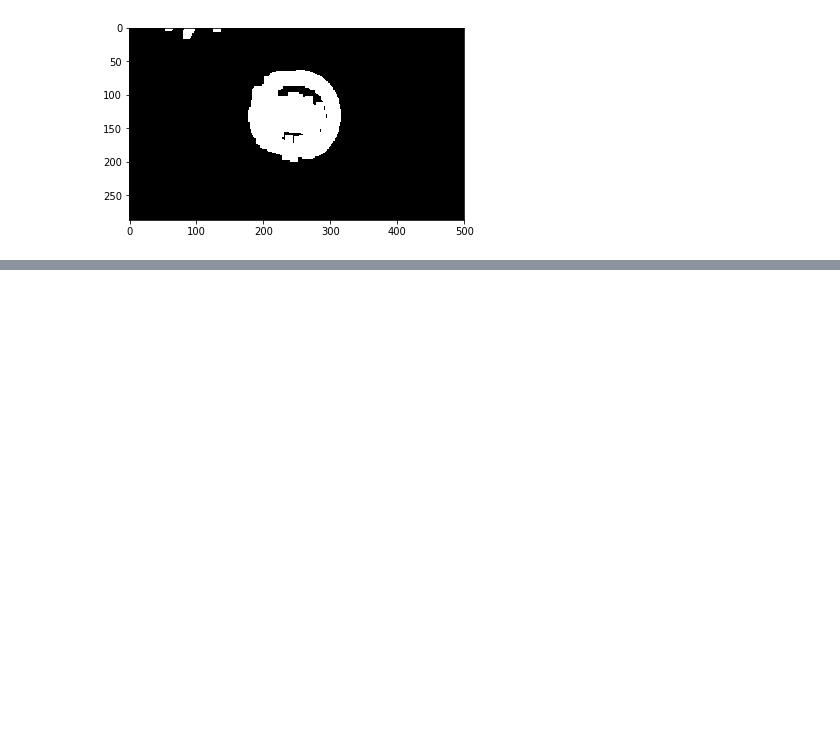
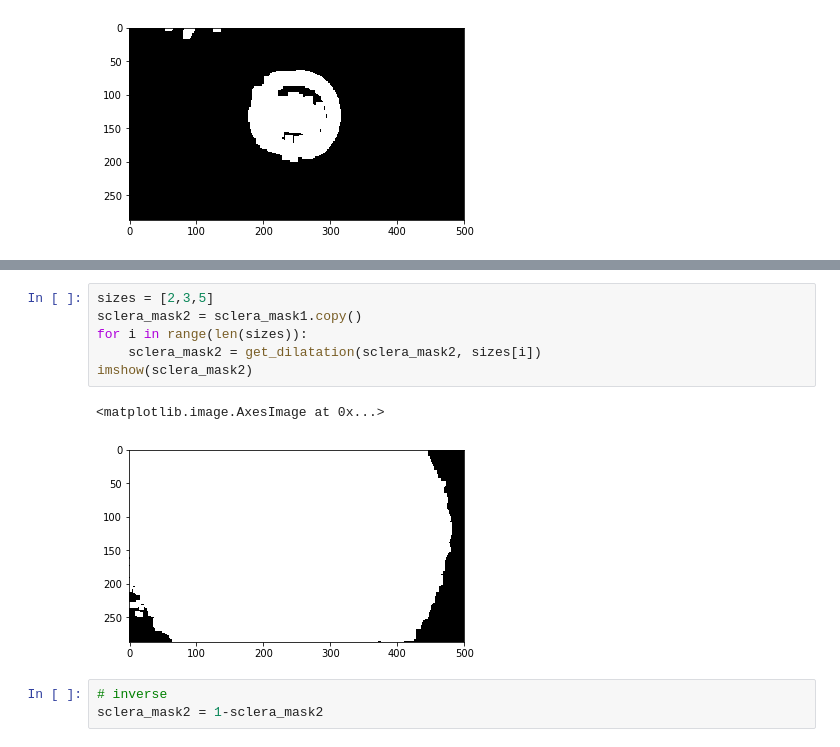
Before and after one commit to alcaster/Biometry-October, a Jupyter notebook: Operation on pixels.ipynb, the cells around one changed output, grey strips where cells are left out. Saved outputs shown, nothing was run; the diff lists cells and outputs as text; blank space fills up the shorter version.

```diff
--- a/Operation on pixels.ipynb
+++ b/Operation on pixels.ipynb
@@ -376,0 +407,12 @@ imshow(a)
+# %%
+sizes = [2,3,5]
+sclera_mask2 = sclera_mask1.copy()
+for i in range(len(sizes)):
+    sclera_mask2 = get_dilatation(sclera_mask2, sizes[i])
+imshow(sclera_mask2)
+# %% [output]
+<matplotlib.image.AxesImage at 0x...>
+[figure, added]
+# %%
+# inverse
+sclera_mask2 = 1-sclera_mask2
```
Also changed, not shown: parts of 16 cells of this notebook.
